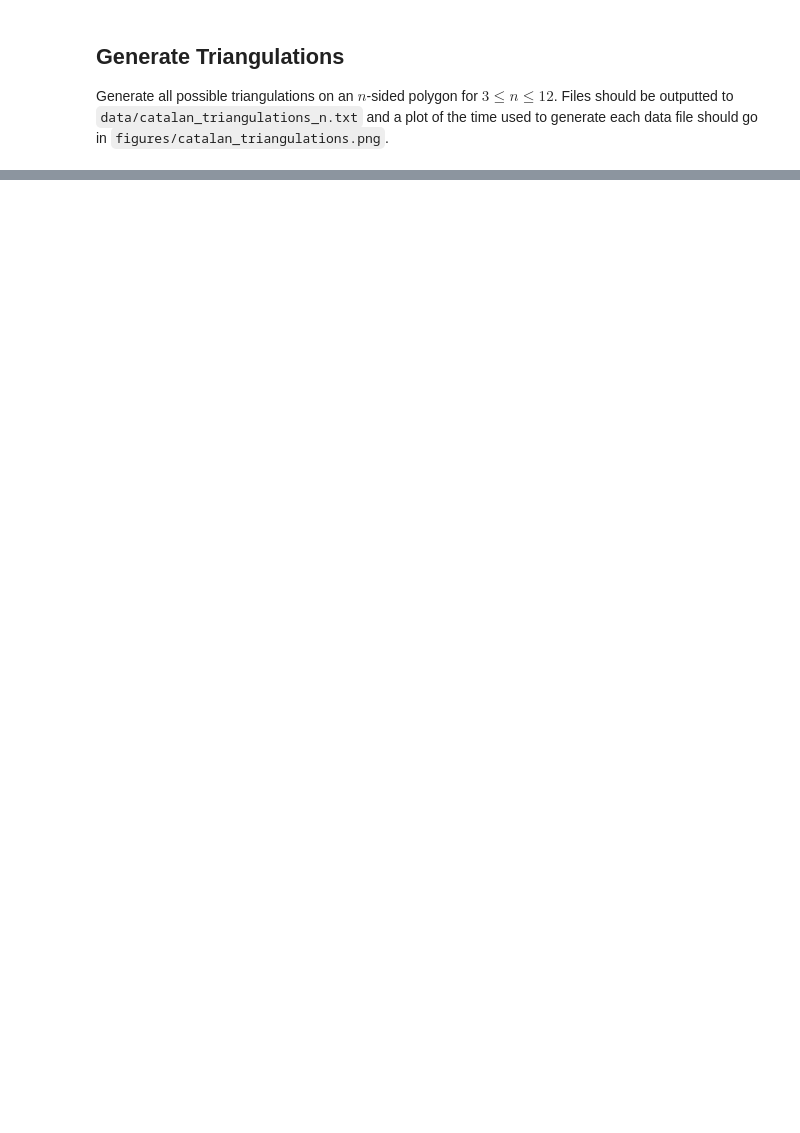
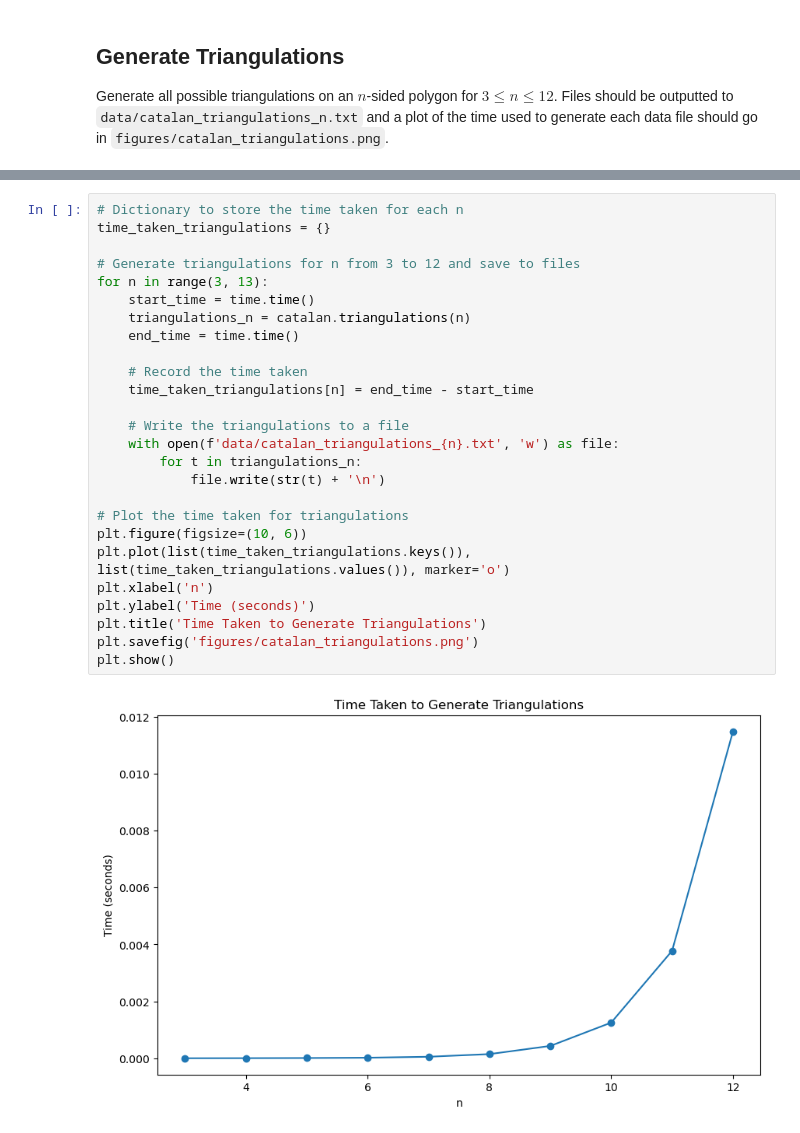
Before and after one commit to NeuronalDynamics/AI-for-Mathematics, a Jupyter notebook: 6_18_2024_catalan/main.ipynb, the cells around one changed output, grey strips where cells are left out. Cells and saved outputs as stored; diff of their text form; blank space fills up the shorter version.

```diff
--- a/6_18_2024_catalan/main.ipynb
+++ b/6_18_2024_catalan/main.ipynb
@@ -116,0 +173,28 @@ Triangulations for n=12: set()
+# %%
+# Dictionary to store the time taken for each n
+time_taken_triangulations = {}
+
+# Generate triangulations for n from 3 to 12 and save to files
+for n in range(3, 13):
+    start_time = time.time()
+    triangulations_n = catalan.triangulations(n)
+    end_time = time.time()
+
+    # Record the time taken
+    time_taken_triangulations[n] = end_time - start_time
+
+    # Write the triangulations to a file
+    with open(f'data/catalan_triangulations_{n}.txt', 'w') as file:
+        for t in triangulations_n:
+            file.write(str(t) + '\n')
+
+# Plot the time taken for triangulations
+plt.figure(figsize=(10, 6))
+plt.plot(list(time_taken_triangulations.keys()), list(time_taken_triangulations.values()), marker='o')
+plt.xlabel('n')
+plt.ylabel('Time (seconds)')
+plt.title('Time Taken to Generate Triangulations')
+plt.savefig('figures/catalan_triangulations.png')
+plt.show()
+# %% [output]
+[figure, added]
```
Also changed, not shown: parts of 6 cells of this notebook, 43 other files.
